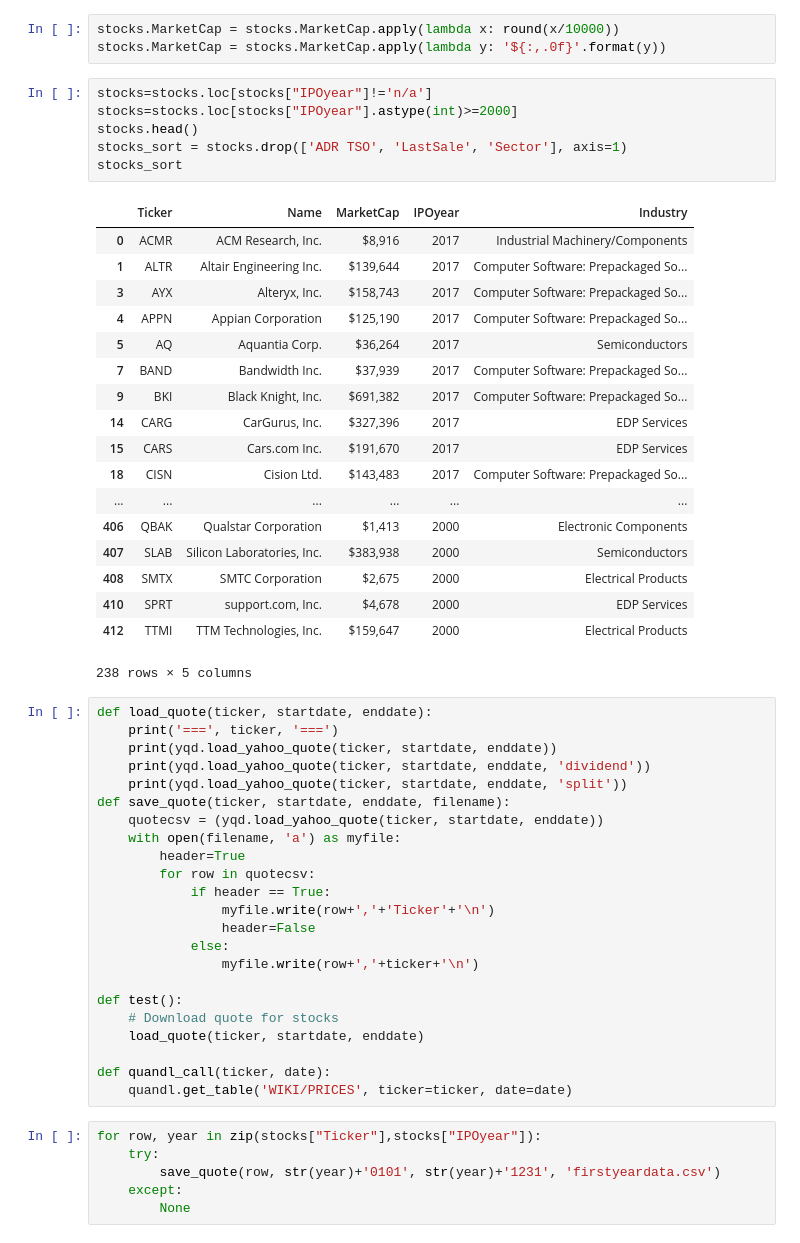
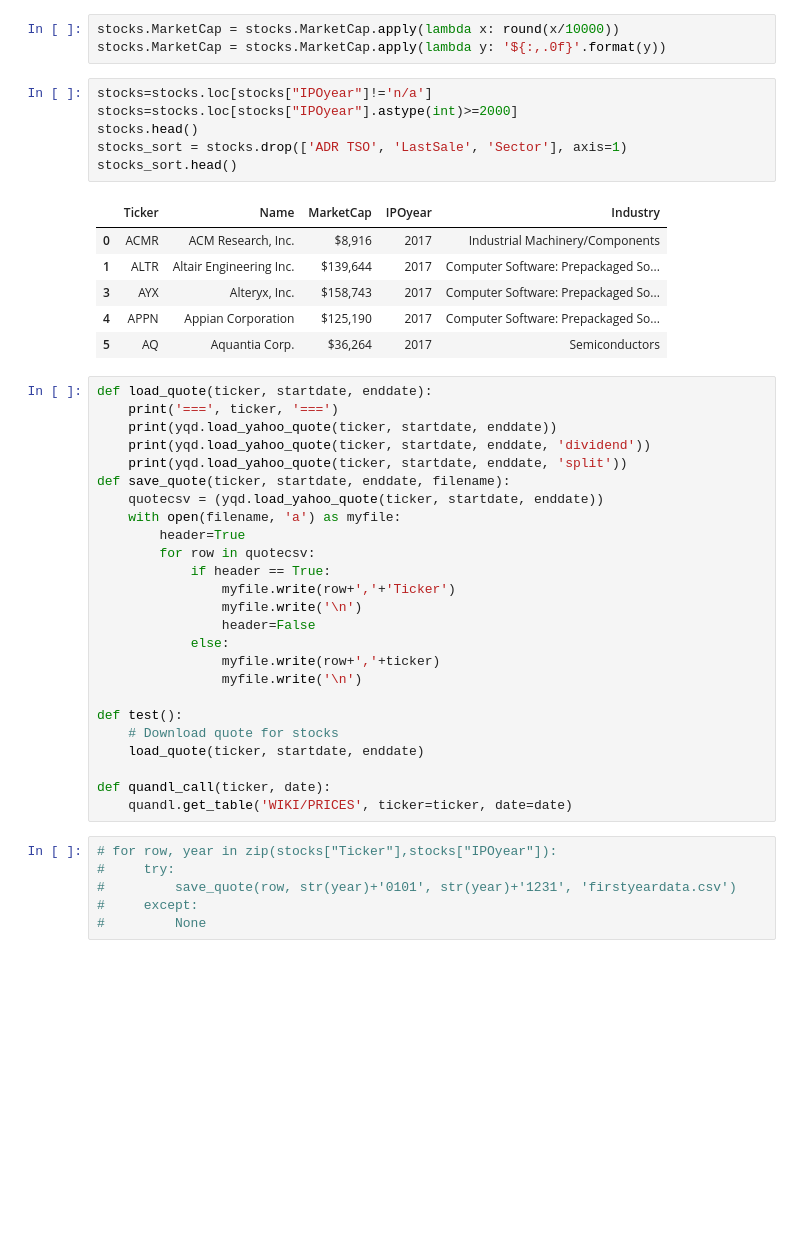
Before and after one commit to LittlestDoll/Project1, a Jupyter notebook: Project DataTable.ipynb, the cells around one changed output. Drawn from its saved outputs; the diff is of its cells as text; blank space fills up the shorter version.

```diff
--- a/Project DataTable.ipynb
+++ b/Project DataTable.ipynb
@@ -43,28 +45,16 @@ stocks.MarketCap = stocks.MarketCap.apply(lambda y: '${:,.0f}'.format(y))
 # %%
 stocks=stocks.loc[stocks["IPOyear"]!='n/a']
 stocks=stocks.loc[stocks["IPOyear"].astype(int)>=2000]
 stocks.head()
 stocks_sort = stocks.drop(['ADR TSO', 'LastSale', 'Sector'], axis=1)
-stocks_sort
+stocks_sort.head()
 # %% [output]
 |  | Ticker | Name | MarketCap | IPOyear | Industry |
 | 0 | ACMR | ACM Research, Inc. | $8,916 | 2017 | Industrial Machinery/Components |
 | 1 | ALTR | Altair Engineering Inc. | $139,644 | 2017 | Computer Software: Prepackaged So... |
 | 3 | AYX | Alteryx, Inc. | $158,743 | 2017 | Computer Software: Prepackaged So... |
 | 4 | APPN | Appian Corporation | $125,190 | 2017 | Computer Software: Prepackaged So... |
 | 5 | AQ | Aquantia Corp. | $36,264 | 2017 | Semiconductors |
-| 7 | BAND | Bandwidth Inc. | $37,939 | 2017 | Computer Software: Prepackaged So... |
-| 9 | BKI | Black Knight, Inc. | $691,382 | 2017 | Computer Software: Prepackaged So... |
-| 14 | CARG | CarGurus, Inc. | $327,396 | 2017 | EDP Services |
-| 15 | CARS | Cars.com Inc. | $191,670 | 2017 | EDP Services |
-| 18 | CISN | Cision Ltd. | $143,483 | 2017 | Computer Software: Prepackaged So... |
-| ... | ... | ... | ... | ... | ... |
-| 406 | QBAK | Qualstar Corporation | $1,413 | 2000 | Electronic Components |
-| 407 | SLAB | Silicon Laboratories, Inc. | $383,938 | 2000 | Semiconductors |
-| 408 | SMTX | SMTC Corporation | $2,675 | 2000 | Electrical Products |
-| 410 | SPRT | support.com, Inc. | $4,678 | 2000 | EDP Services |
-| 412 | TTMI | TTM Technologies, Inc. | $159,647 | 2000 | Electrical Products |
-238 rows × 5 columns
 # %%
 def load_quote(ticker, startdate, enddate):
 	print('===', ticker, '===')
@@ -77,10 +67,12 @@ def save_quote(ticker, startdate, enddate, filename):
         header=True
         for row in quotecsv:
             if header == True:
-                myfile.write(row+','+'Ticker'+'\n')
+                myfile.write(row+','+'Ticker')
+                myfile.write('\n')
                 header=False
             else:
-                myfile.write(row+','+ticker+'\n')
+                myfile.write(row+','+ticker)
+                myfile.write('\n')
 
 def test():
 	# Download quote for stocks
@@ -89,11 +81,11 @@ def test():
 def quandl_call(ticker, date):
     quandl.get_table('WIKI/PRICES', ticker=ticker, date=date)
 # %%
-for row, year in zip(stocks["Ticker"],stocks["IPOyear"]):
-    try:
-        save_quote(row, str(year)+'0101', str(year)+'1231', 'firstyeardata.csv')
-    except:
-        None
+# for row, year in zip(stocks["Ticker"],stocks["IPOyear"]):
+#     try:
+#         save_quote(row, str(year)+'0101', str(year)+'1231', 'firstyeardata.csv')
+#     except:
+#         None
 # %%
 firstyear_df = pd.read_csv('firstyeardata.csv')
 firstyear_df["Date"] = pd.to_datetime(firstyear_df["Date"], errors='coerce')
```
Also changed, not shown: parts of 11 cells of this notebook, 2 other files.
